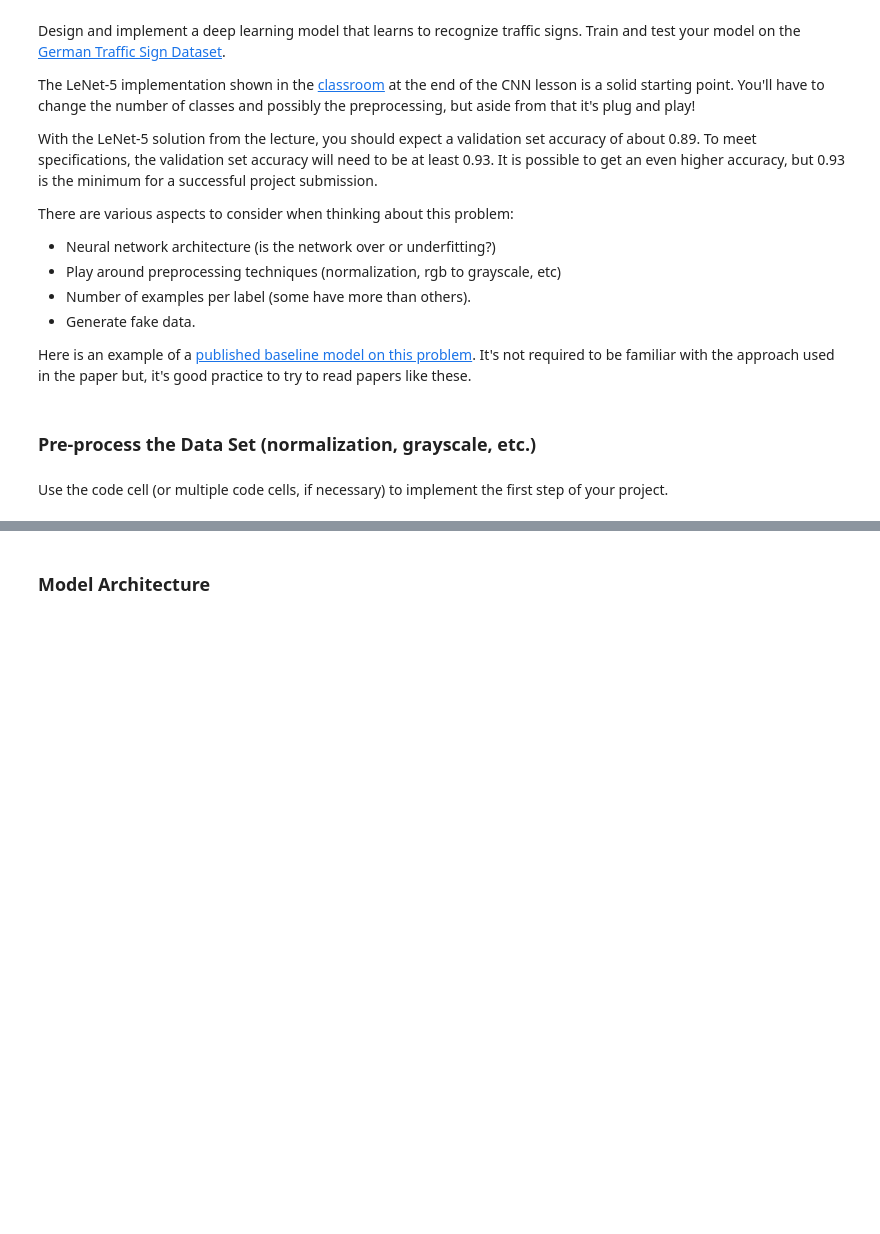
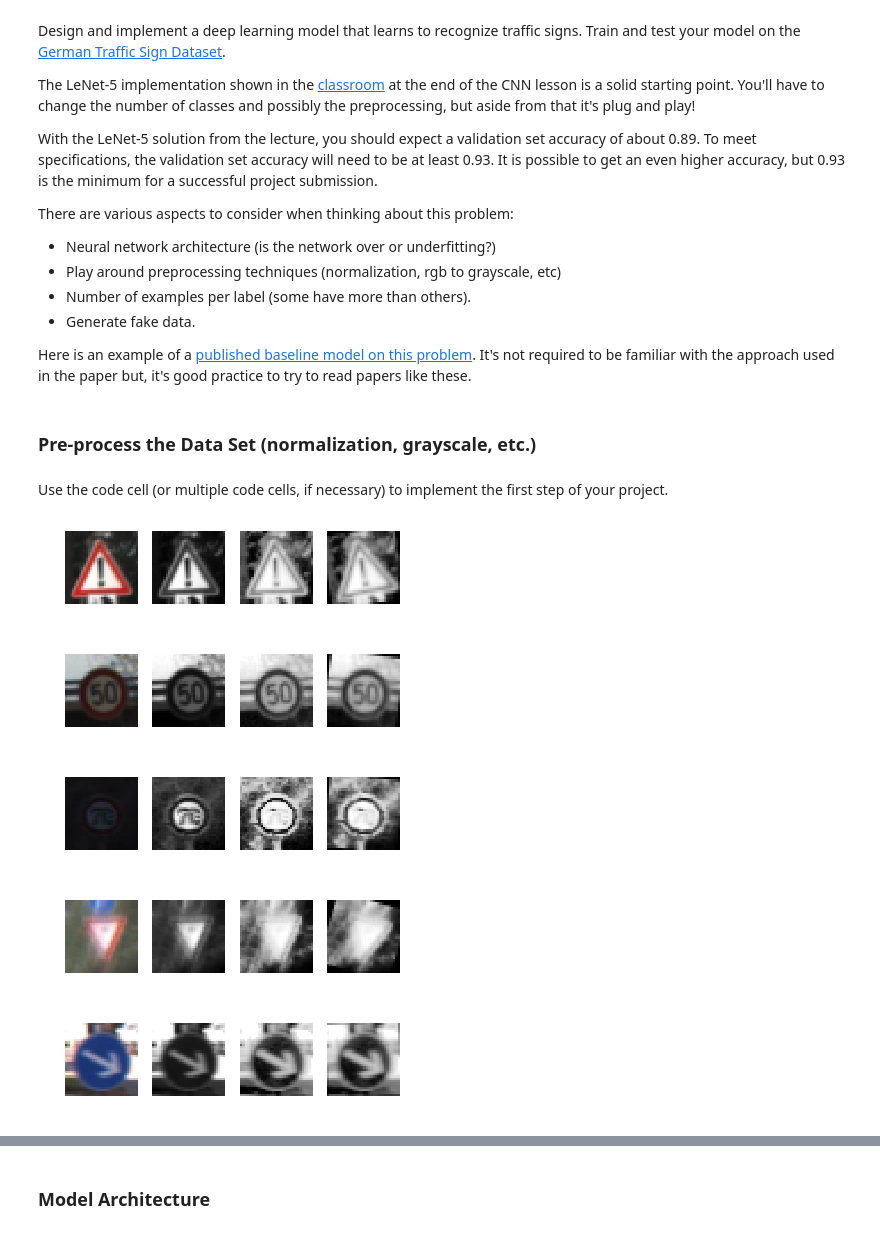
Before and after one commit to lake4790k/CarND-Traffic-Sign-Classifier-Project, a Jupyter notebook: Traffic_LeNet.ipynb, the cells around one changed output, grey strips where cells are left out. Saved outputs shown, nothing was run; the diff lists cells and outputs as text; code cells hidden in the pictures; blank space fills up the shorter version.

```diff
--- a/Traffic_LeNet.ipynb
+++ b/Traffic_LeNet.ipynb
@@ -138,7 +160,0 @@ Use the code cell (or multiple code cells, if necessary) to implement the first
-# %%
-import skimage.color
-i=X_train[np.random.randint(n_train)]
-plt.imshow(i)
-plt.figure()
-ii=skimage.color.rgb2gray(i)
-plt.imshow(ii,cmap='gray');
@@ -154,0 +161,40 @@ plt.imshow(ii);
+# %%
+from skimage.transform import *
+from skimage.color import *
+from skimage.exposure import *
+from sklearn.utils import shuffle, resample
+import random
+
+def preproc(img, degree=0, show=False):
+    if show:
+        plt.figure()
+        plt.subplot(1,4,1)
+        plt.axis('off')
+        plt.imshow(img)
+    img = rgb2grey(img)
+    if show:
+        plt.subplot(1,4,2)
+        plt.axis('off')
+        plt.imshow(img, cmap='gray');
+    img = equalize_hist(img)
+    if show:
+        plt.subplot(1,4,3)
+        plt.axis('off')
+        plt.imshow(img, cmap='gray');
+    if degree>0:
+        d = random.normalvariate(0,degree)
+        img = rotate(img, d)
+    if show:
+        plt.subplot(1,4,4)
+        plt.axis('off')
+        plt.imshow(img, cmap='gray');
+    return img[..., np.newaxis]
+# %%
+for i in range(5):
+    preproc(X_train[np.random.randint(n_train)], degree=10, show=True)
+# %% [output]
+[figure, added]
+[figure, added]
+[figure, added]
+[figure, added]
+[figure, added]
```
Also changed, not shown: parts of 26 cells of this notebook.
